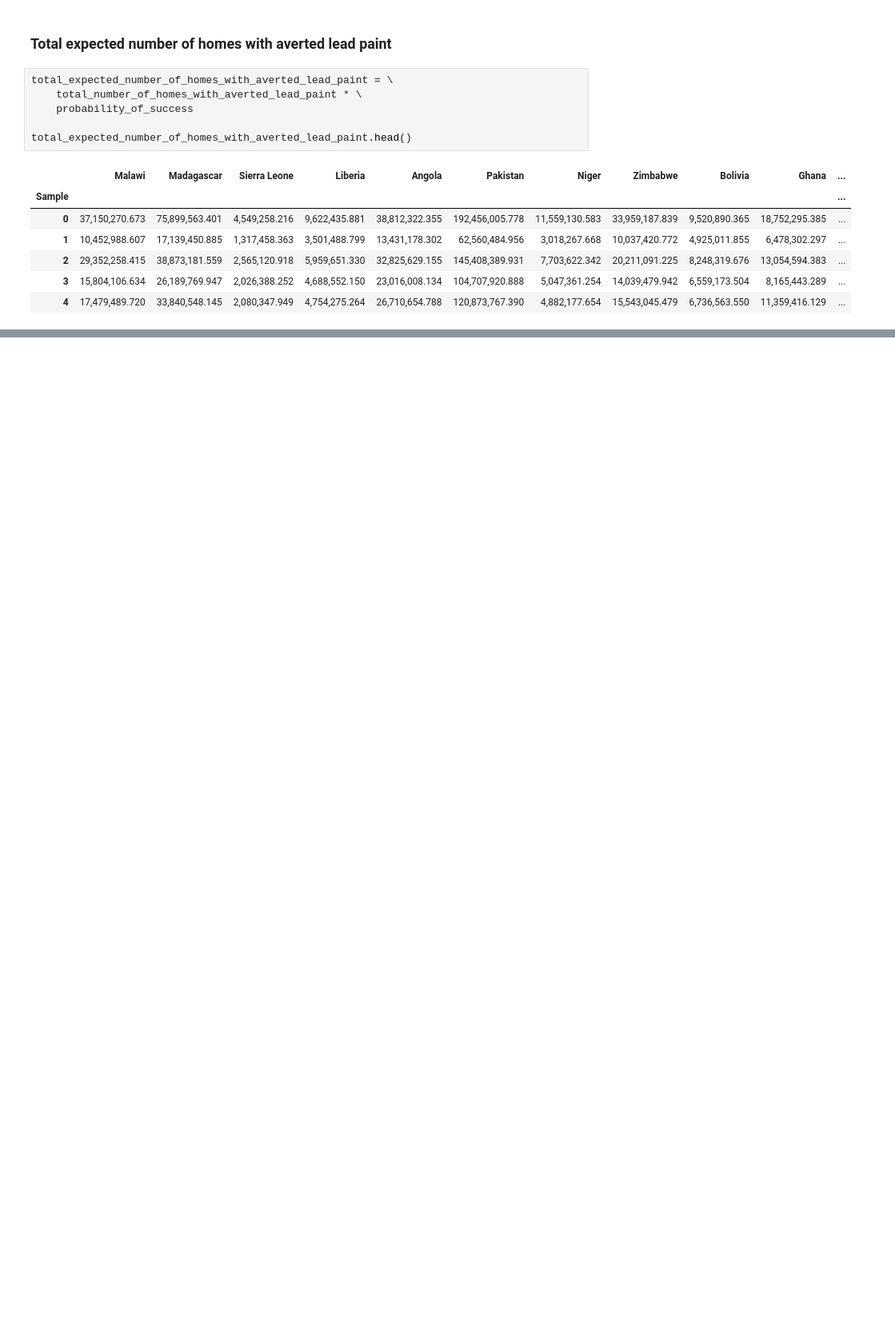
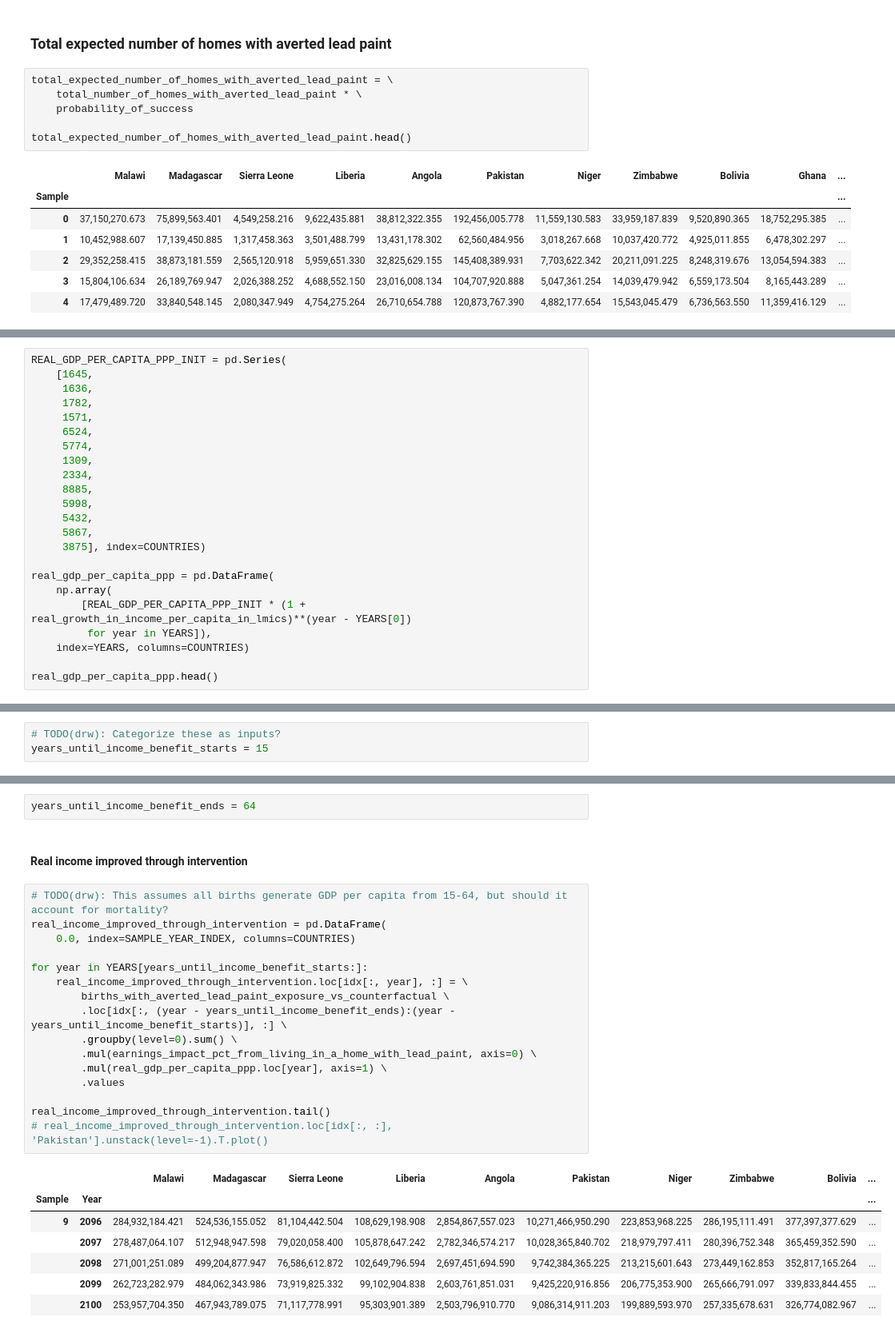
Before and after one commit to ordinaryevidence/leep-cea-2024, a Jupyter notebook: main.ipynb, the cells around one changed output, grey strips where cells are left out. Shown at 80% size. Saved outputs shown, nothing was run; the diff lists cells and outputs as text; blank space fills up the shorter version.

Commit message:
Finishing Income benefit section

```diff
--- a/main.ipynb
+++ b/main.ipynb
@@ -610,0 +667,23 @@ total_expected_number_of_homes_with_averted_lead_paint.head()
+# %%
+REAL_GDP_PER_CAPITA_PPP_INIT = pd.Series(
+    [1645,
+     1636,
+     1782,
+     1571,
+     6524,
+     5774,
+     1309,
+     2334,
+     8885,
+     5998,
+     5432,
+     5867,
+     3875], index=COUNTRIES)
+
+real_gdp_per_capita_ppp = pd.DataFrame(
+    np.array(
+        [REAL_GDP_PER_CAPITA_PPP_INIT * (1 + real_growth_in_income_per_capita_in_lmics)**(year - YEARS[0])
+         for year in YEARS]),
+    index=YEARS, columns=COUNTRIES)
+
+real_gdp_per_capita_ppp.head()
@@ -610,0 +699,3 @@ total_expected_number_of_homes_with_averted_lead_paint.head()
+# %%
+# TODO(drw): Categorize these as inputs?
+years_until_income_benefit_starts = 15
@@ -610,0 +704,28 @@ total_expected_number_of_homes_with_averted_lead_paint.head()
+# %%
+years_until_income_benefit_ends = 64
+# %% [markdown]
+#### Real income improved through intervention
+# %%
+# TODO(drw): This assumes all births generate GDP per capita from 15-64, but should it account for mortality?
+real_income_improved_through_intervention = pd.DataFrame(
+    0.0, index=SAMPLE_YEAR_INDEX, columns=COUNTRIES)
+
+for year in YEARS[years_until_income_benefit_starts:]:
+    real_income_improved_through_intervention.loc[idx[:, year], :] = \
+        births_with_averted_lead_paint_exposure_vs_counterfactual \
+        .loc[idx[:, (year - years_until_income_benefit_ends):(year - years_until_income_benefit_starts)], :] \
+        .groupby(level=0).sum() \
+        .mul(earnings_impact_pct_from_living_in_a_home_with_lead_paint, axis=0) \
+        .mul(real_gdp_per_capita_ppp.loc[year], axis=1) \
+        .values
+
+real_income_improved_through_intervention.tail()
+# real_income_improved_through_intervention.loc[idx[:, :], 'Pakistan'].unstack(level=-1).T.plot()
+# %% [output]
+|  |  | Malawi | Madagascar | Sierra Leone | Liberia | Angola | Pakistan | Niger | Zimbabwe | Bolivia | ... |
+| Sample | Year |  |  |  |  |  |  |  |  |  | ... |
+| 9 | 2096 | 284,932,184.421 | 524,536,155.052 | 81,104,442.504 | 108,629,198.908 | 2,854,867,557.023 | 10,271,466,950.290 | 223,853,968.225 | 286,195,111.491 | 377,397,377.629 | ... |
+|  | 2097 | 278,487,064.107 | 512,948,947.598 | 79,020,058.400 | 105,878,647.242 | 2,782,346,574.217 | 10,028,365,840.702 | 218,979,797.411 | 280,396,752.348 | 365,459,352.590 | ... |
+|  | 2098 | 271,001,251.089 | 499,204,877.947 | 76,586,612.872 | 102,649,796.594 | 2,697,451,694.590 | 9,742,384,365.225 | 213,215,601.643 | 273,449,162.853 | 352,817,165.264 | ... |
+|  | 2099 | 262,723,282.979 | 484,062,343.986 | 73,919,825.332 | 99,102,904.838 | 2,603,761,851.031 | 9,425,220,916.856 | 206,775,353.900 | 265,666,791.097 | 339,833,844.455 | ... |
+|  | 2100 | 253,957,704.350 | 467,943,789.075 | 71,117,778.991 | 95,303,901.389 | 2,503,796,910.770 | 9,086,314,911.203 | 199,889,593.970 | 257,335,678.631 | 326,774,082.967 | ... |
```
Also changed, not shown: parts of 20 cells of this notebook.
